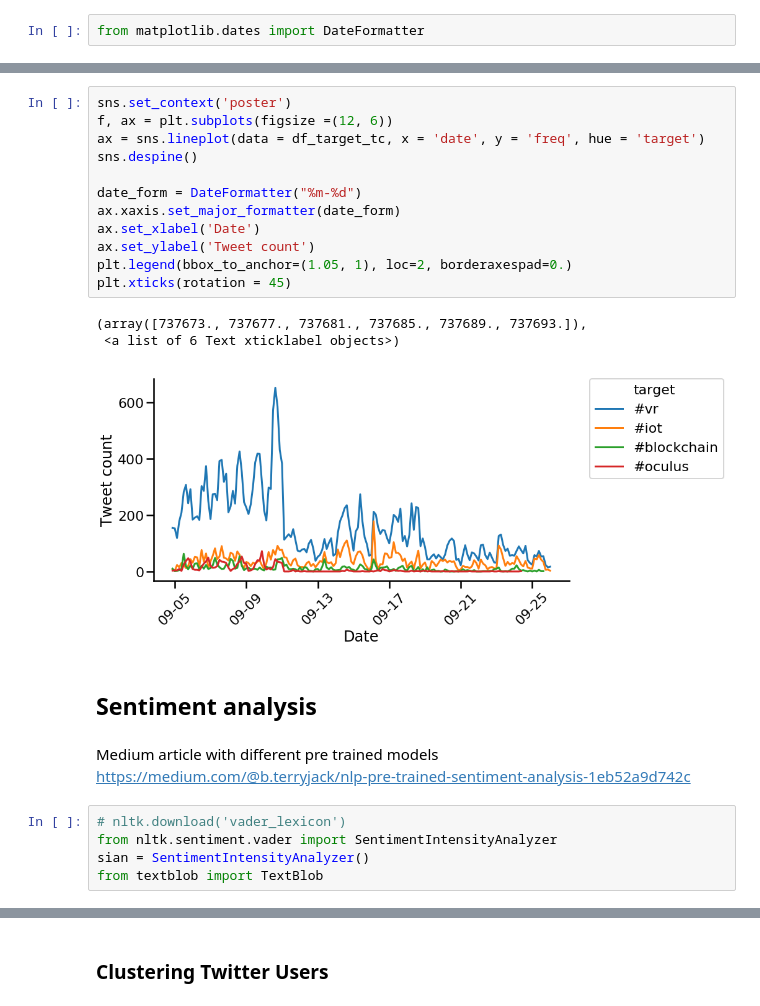
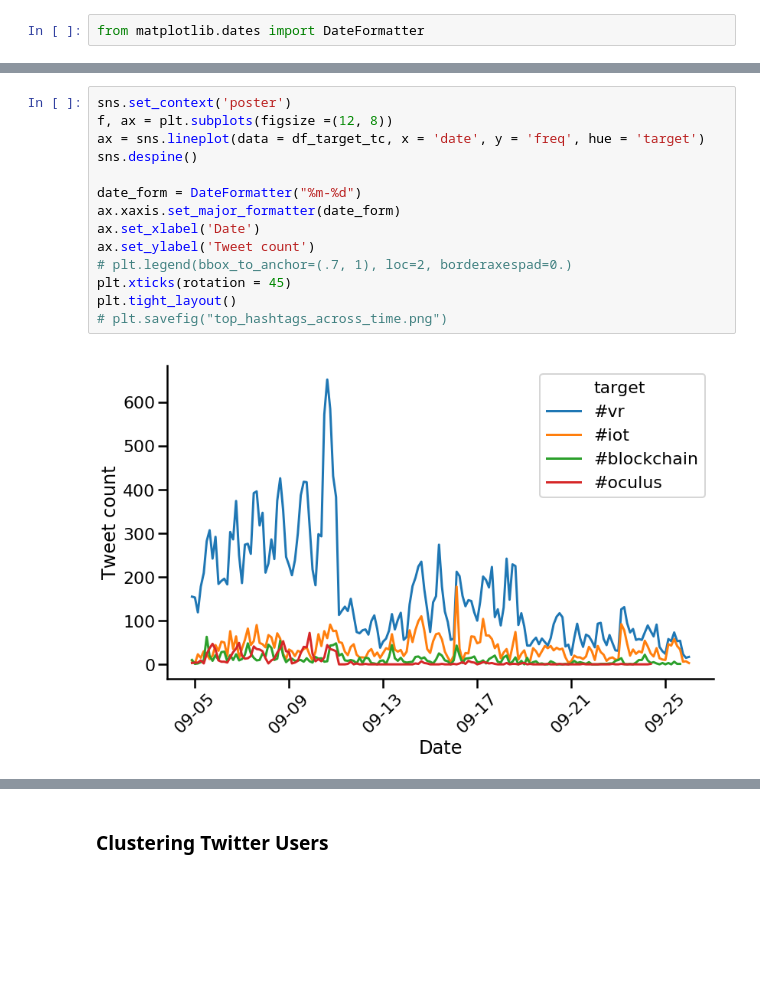
Before and after one commit to apaks/twitter-data-mining, a Jupyter notebook: Tweepy_2_json.ipynb, the cells around one changed output, grey strips where cells are left out. Saved outputs shown, nothing was run; the diff lists cells and outputs as text; blank space fills up the shorter version.

```diff
--- a/Tweepy_2_json.ipynb
+++ b/Tweepy_2_json.ipynb
@@ -404,26 +362,16 @@ from matplotlib.dates import DateFormatter
 # %%
 sns.set_context('poster')
-f, ax = plt.subplots(figsize =(12, 6))
+f, ax = plt.subplots(figsize =(12, 8))
 ax = sns.lineplot(data = df_target_tc, x = 'date', y = 'freq', hue = 'target')
 sns.despine()
 
 date_form = DateFormatter("%m-%d")
 ax.xaxis.set_major_formatter(date_form)
 ax.set_xlabel('Date')
 ax.set_ylabel('Tweet count')
-plt.legend(bbox_to_anchor=(1.05, 1), loc=2, borderaxespad=0.)
+# plt.legend(bbox_to_anchor=(.7, 1), loc=2, borderaxespad=0.)
 plt.xticks(rotation = 45)
+plt.tight_layout()
+# plt.savefig("top_hashtags_across_time.png")
 # %% [output]
-(array([737673., 737677., 737681., 737685., 737689., 737693.]),
- <a list of 6 Text xticklabel objects>)
-[figure, old version]
+[figure, new version]
-# %% [markdown]
-## Sentiment analysis
-# %% [markdown]
-Medium article with different pre trained models
-https://medium.com/@b.terryjack/nlp-pre-trained-sentiment-analysis-1eb52a9d742c
-# %%
-# nltk.download('vader_lexicon')
-from nltk.sentiment.vader import SentimentIntensityAnalyzer
-sian = SentimentIntensityAnalyzer()
-from textblob import TextBlob
```
Also changed, not shown: parts of 78 cells of this notebook, 10 other files.
